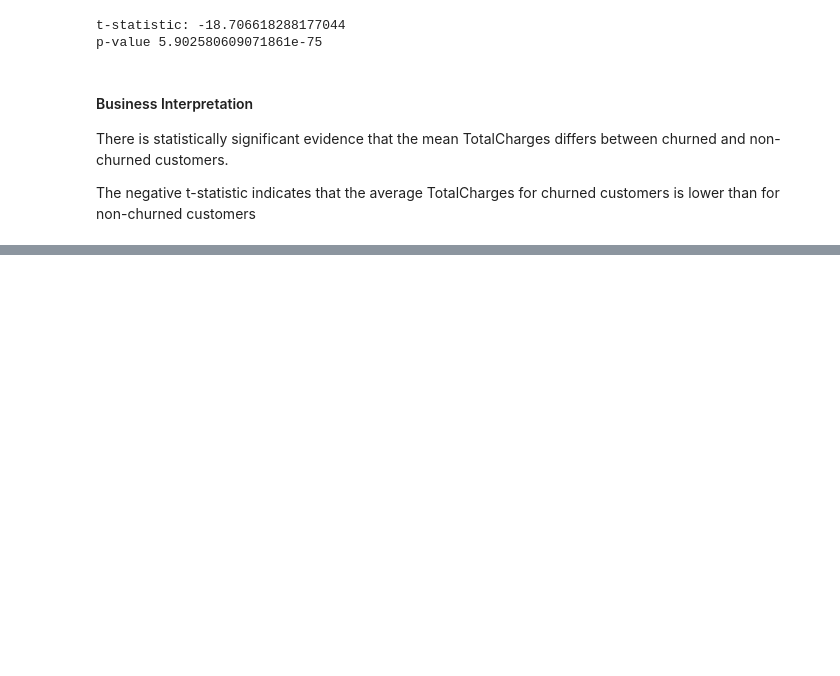
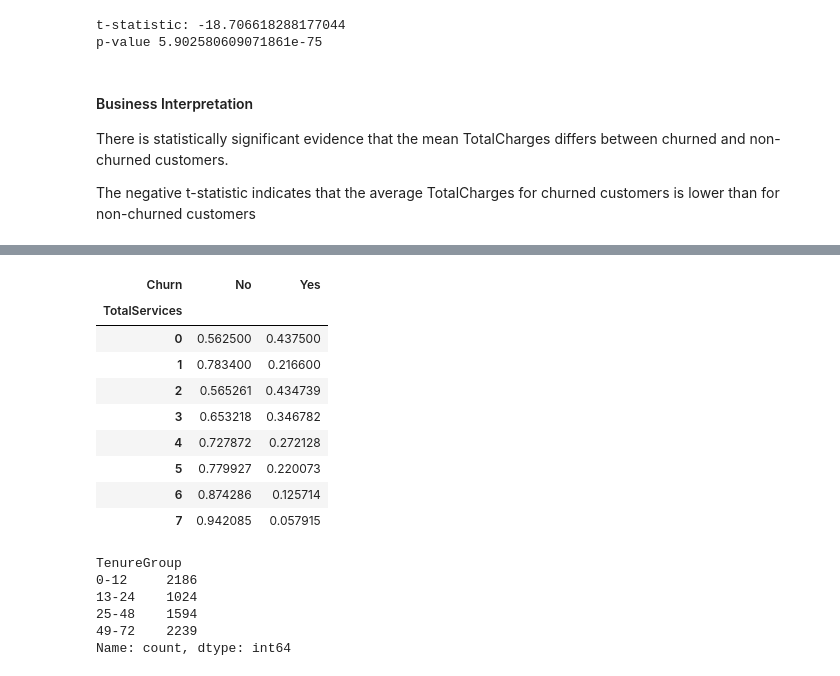
Before and after one commit to nb-acharya/customer_churn_prediction, a Jupyter notebook: notebooks/churnanalysis.ipynb, the cells around one changed output, grey strips where cells are left out. Drawn from its saved outputs; the diff is of its cells as text; code cells hidden in the pictures; blank space fills up the shorter version.

```diff
--- a/notebooks/churnanalysis.ipynb
+++ b/notebooks/churnanalysis.ipynb
@@ -459,0 +462,6 @@ The negative t-statistic indicates that the average TotalCharges for churned cus
+# %%
+service_cols = [
+    "PhoneService", "OnlineSecurity","OnlineBackup","DeviceProtection","TechSupport",
+    "StreamingTV","StreamingMovies"]
+# %%
+df["TotalServices"] = (df[service_cols] == "Yes").sum(axis = 1)
@@ -459,0 +490,13 @@ The negative t-statistic indicates that the average TotalCharges for churned cus
+# %%
+pd.crosstab(df["TotalServices"], df["Churn"], normalize="index")
+# %% [output]
+| Churn | No | Yes |
+| TotalServices |  |  |
+| 0 | 0.562500 | 0.437500 |
+| 1 | 0.783400 | 0.216600 |
+| 2 | 0.565261 | 0.434739 |
+| 3 | 0.653218 | 0.346782 |
+| 4 | 0.727872 | 0.272128 |
+| 5 | 0.779927 | 0.220073 |
+| 6 | 0.874286 | 0.125714 |
+| 7 | 0.942085 | 0.057915 |
@@ -459,0 +509,9 @@ The negative t-statistic indicates that the average TotalCharges for churned cus
+# %%
+df["TenureGroup"].value_counts().sort_index()
+# %% [output]
+TenureGroup
+0-12     2186
+13-24    1024
+25-48    1594
+49-72    2239
+Name: count, dtype: int64
```
Also changed, not shown: parts of 11 cells of this notebook, 4 other files.
